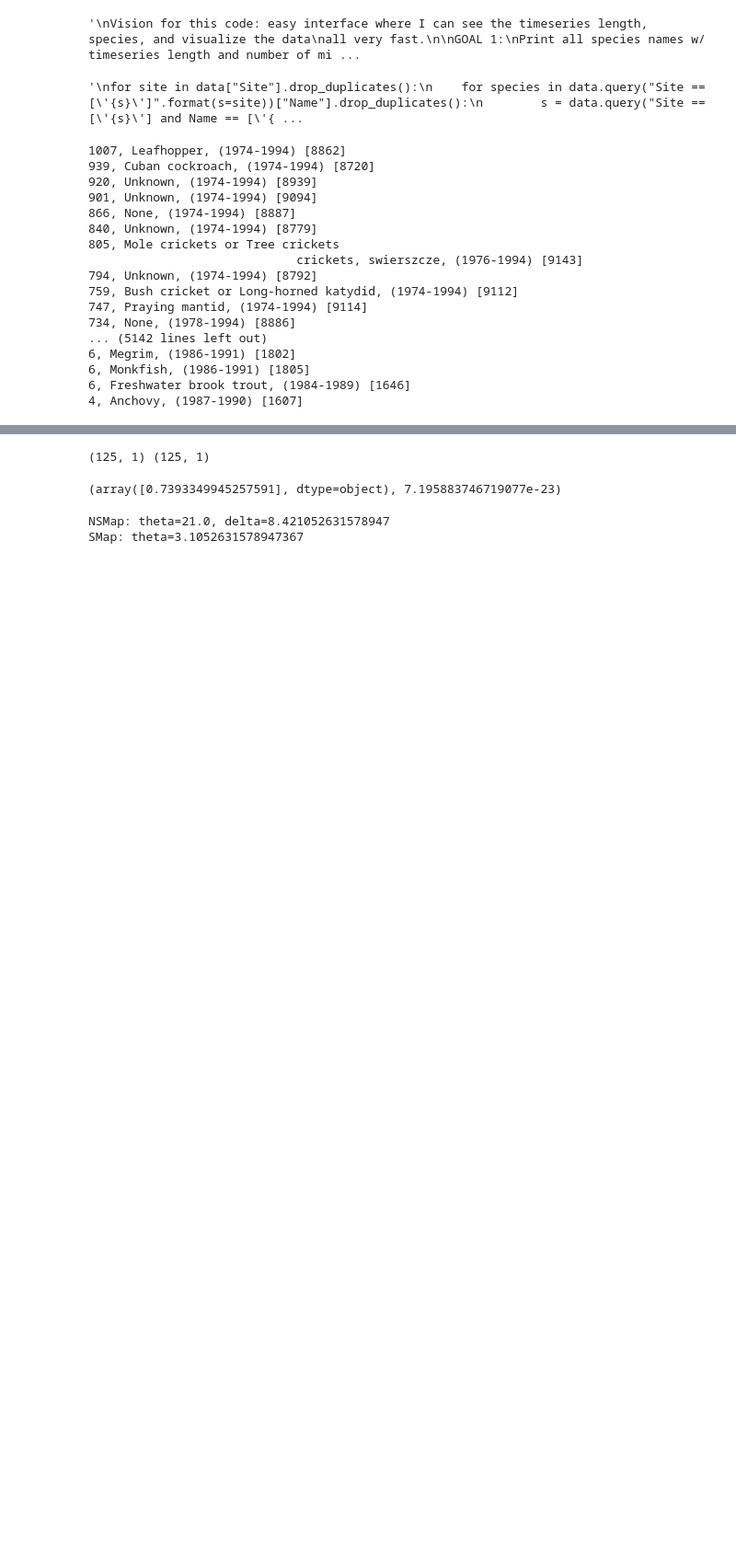
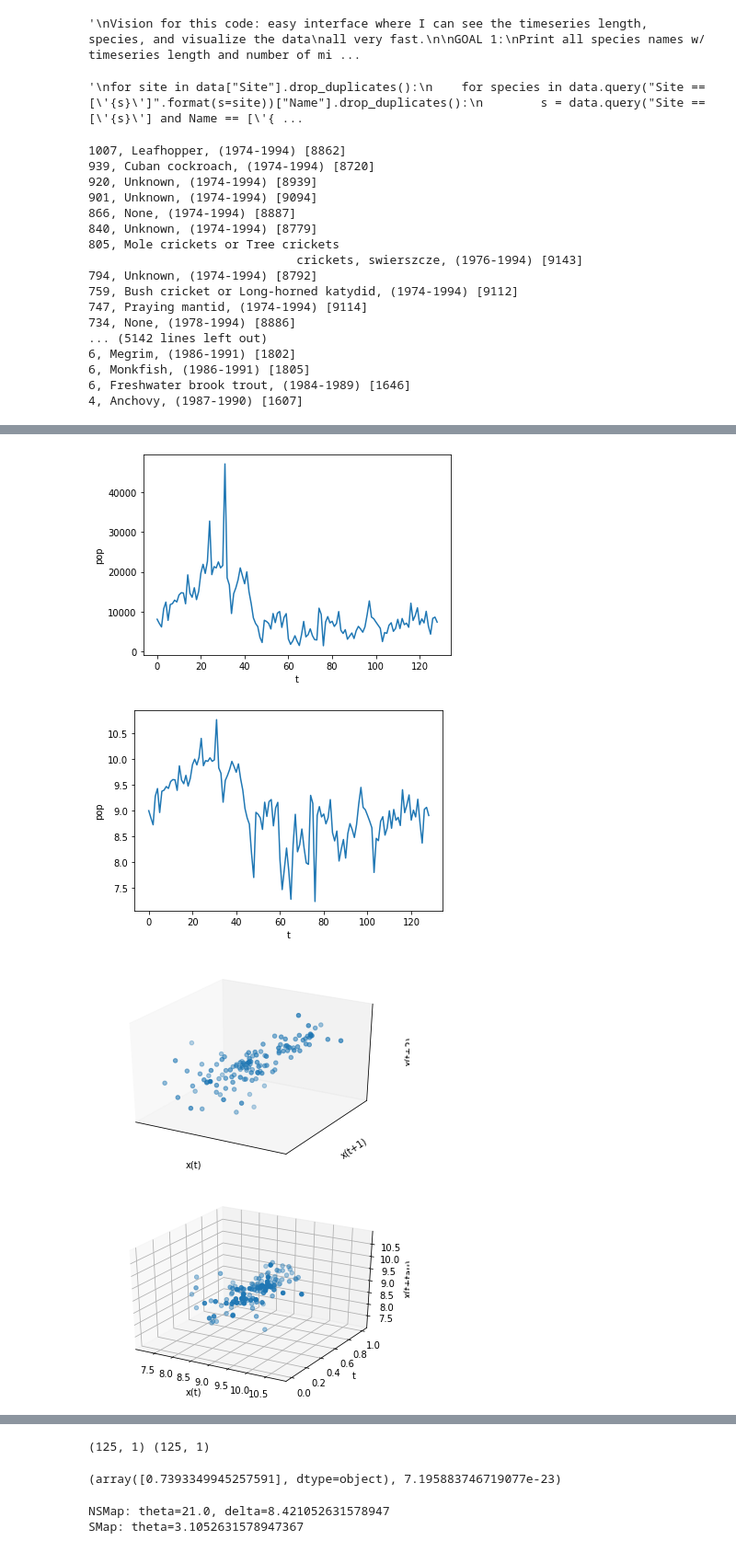
Before and after one commit to kenflat2/Nonlinear-Regression, a Jupyter notebook: GPDD NSMap.ipynb, the cells around one changed output, grey strips where cells are left out. Shown at 92% size. Saved outputs shown, nothing was run; the diff lists cells and outputs as text; code cells hidden in the pictures; blank space fills up the shorter version.

```diff
--- a/GPDD NSMap.ipynb
+++ b/GPDD NSMap.ipynb
@@ -82,6 +85,7 @@ def getTimeSeries(t):
     return data.query(f"MainID == {t}")["Population"].to_numpy()
 # %%
 s = getTimeSeries(9723)
+plotTS(s)
 s = np.log(s+1)
 s = s.reshape((s.shape[0],1))
 
@@ -100,0 +97,4 @@ poincare2d(s)
+[figure, added]
+[figure, added]
+[figure, added]
+[figure, added]
```
Also changed, not shown: parts of 14 cells of this notebook, 2 other files.
